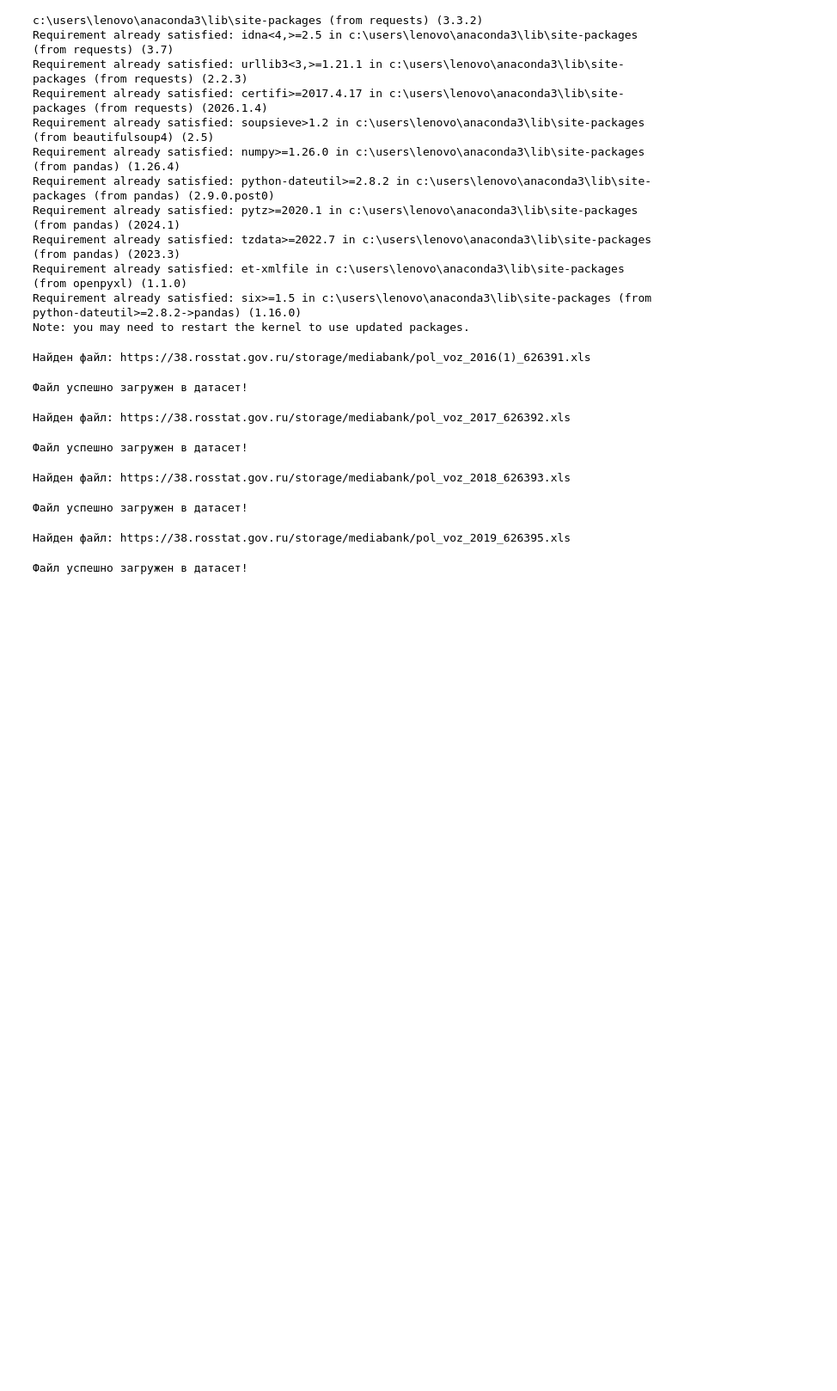
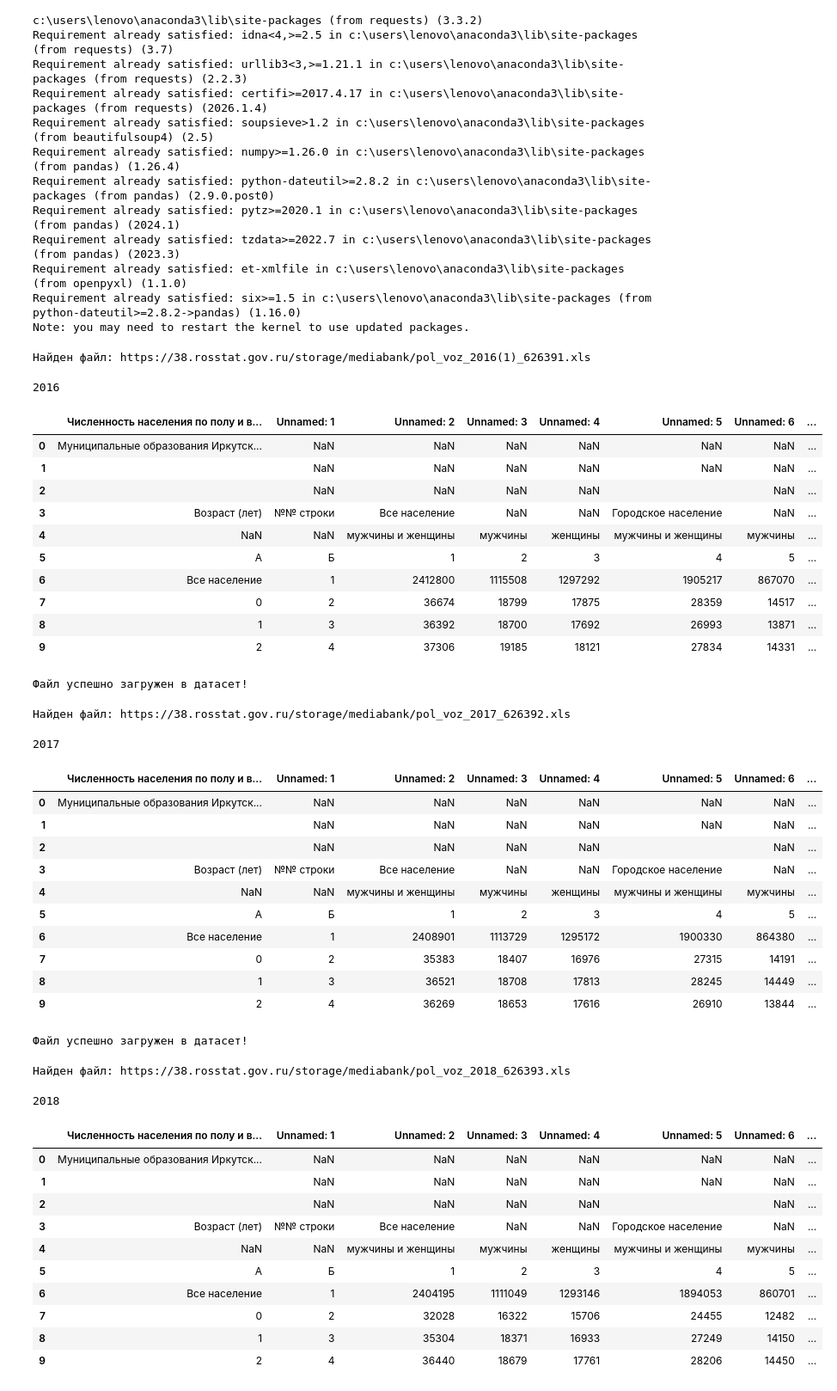
Before and after one commit to eklinkova-pf/IrkutskProject, a Jupyter notebook: IrkRosstat_Parser_2016-2024.ipynb, the cells around one changed output. Shown at 86% size. Cells and saved outputs as stored; diff of their text form; code cells hidden in the pictures; blank space fills up the shorter version.

```diff
--- a/IrkRosstat_Parser_2016-2024.ipynb
+++ b/IrkRosstat_Parser_2016-2024.ipynb
@@ -84,6 +84,8 @@ def rosstat_to_df(file_name, page_name):
 
         #df_population = pd.read_excel(excel_file, engine='openpyxl', sheet_name = page_name)
         df_population = pd.read_excel(excel_file, engine='xlrd', sheet_name = page_name)
+        display(year)
+        display(df_population.head(10))
 
         print("Файл успешно загружен в датасет!")
 
@@ -111,21 +113,54 @@ file_name = {
 # %%
 df_population = {}
 for year in years:
     if year == 2019:
         page_name = 'Иркутская обл.'
-    elif year == 2024:
+    elif (year == 2022) or (year == 2024):
         page_name = 'Область'
     else:
         page_name = 'Иркутская область'
     df_population[year] = rosstat_to_df(file_name[year], page_name)
     df_population[year].to_csv(f'E:/IrkutskProject/Data/{year}/df_population_{year}.csv')
     #display(df_population[year])
 # %% [output]
 Найден файл: https://38.rosstat.gov.ru/storage/mediabank/pol_voz_2016(1)_626391.xls
-Файл успешно загружен в датасет!
+2016
+|  | Численность населения по полу и в... | Unnamed: 1 | Unnamed: 2 | Unnamed: 3 | Unnamed: 4 | Unnamed: 5 | Unnamed: 6 | ... |
+| 0 | Муниципальные образования Иркутск... | NaN | NaN | NaN | NaN | NaN | NaN | ... |
+| 1 |  | NaN | NaN | NaN | NaN | NaN | NaN | ... |
+| 2 |  | NaN | NaN | NaN | NaN |  | NaN | ... |
+| 3 | Возраст (лет) | №№ строки | Все население | NaN | NaN | Городское население | NaN | ... |
+| 4 | NaN | NaN | мужчины и женщины | мужчины | женщины | мужчины и женщины | мужчины | ... |
+| 5 | А | Б | 1 | 2 | 3 | 4 | 5 | ... |
+| 6 | Все население | 1 | 2412800 | 1115508 | 1297292 | 1905217 | 867070 | ... |
+| 7 | 0 | 2 | 36674 | 18799 | 17875 | 28359 | 14517 | ... |
+| 8 | 1 | 3 | 36392 | 18700 | 17692 | 26993 | 13871 | ... |
+| 9 | 2 | 4 | 37306 | 19185 | 18121 | 27834 | 14331 | ... |
-Найден файл: https://38.rosstat.gov.ru/storage/mediabank/pol_voz_2017_626392.xls
+Файл успешно загружен в датасет!
-Файл успешно загружен в датасет!
+Найден файл: https://38.rosstat.gov.ru/storage/mediabank/pol_voz_2017_626392.xls
-Найден файл: https://38.rosstat.gov.ru/storage/mediabank/pol_voz_2018_626393.xls
+2017
+|  | Численность населения по полу и в... | Unnamed: 1 | Unnamed: 2 | Unnamed: 3 | Unnamed: 4 | Unnamed: 5 | Unnamed: 6 | ... |
+| 0 | Муниципальные образования Иркутск... | NaN | NaN | NaN | NaN | NaN | NaN | ... |
+| 1 |  | NaN | NaN | NaN | NaN | NaN | NaN | ... |
+| 2 |  | NaN | NaN | NaN | NaN |  | NaN | ... |
+| 3 | Возраст (лет) | №№ строки | Все население | NaN | NaN | Городское население | NaN | ... |
+| 4 | NaN | NaN | мужчины и женщины | мужчины | женщины | мужчины и женщины | мужчины | ... |
+| 5 | А | Б | 1 | 2 | 3 | 4 | 5 | ... |
+| 6 | Все население | 1 | 2408901 | 1113729 | 1295172 | 1900330 | 864380 | ... |
+| 7 | 0 | 2 | 35383 | 18407 | 16976 | 27315 | 14191 | ... |
+| 8 | 1 | 3 | 36521 | 18708 | 17813 | 28245 | 14449 | ... |
+| 9 | 2 | 4 | 36269 | 18653 | 17616 | 26910 | 13844 | ... |
 Файл успешно загружен в датасет!
-Найден файл: https://38.rosstat.gov.ru/storage/mediabank/pol_voz_2019_626395.xls
+Найден файл: https://38.rosstat.gov.ru/storage/mediabank/pol_voz_2018_626393.xls
-Файл успешно загружен в датасет!
+2018
+|  | Численность населения по полу и в... | Unnamed: 1 | Unnamed: 2 | Unnamed: 3 | Unnamed: 4 | Unnamed: 5 | Unnamed: 6 | ... |
+| 0 | Муниципальные образования Иркутск... | NaN | NaN | NaN | NaN | NaN | NaN | ... |
+| 1 |  | NaN | NaN | NaN | NaN | NaN | NaN | ... |
+| 2 |  | NaN | NaN | NaN | NaN |  | NaN | ... |
+| 3 | Возраст (лет) | №№ строки | Все население | NaN | NaN | Городское население | NaN | ... |
+| 4 | NaN | NaN | мужчины и женщины | мужчины | женщины | мужчины и женщины | мужчины | ... |
+| 5 | А | Б | 1 | 2 | 3 | 4 | 5 | ... |
+| 6 | Все население | 1 | 2404195 | 1111049 | 1293146 | 1894053 | 860701 | ... |
+| 7 | 0 | 2 | 32028 | 16322 | 15706 | 24455 | 12482 | ... |
+| 8 | 1 | 3 | 35304 | 18371 | 16933 | 27249 | 14150 | ... |
+| 9 | 2 | 4 | 36440 | 18679 | 17761 | 28206 | 14450 | ... |
```
Also changed, not shown: parts of 9 cells of this notebook.
